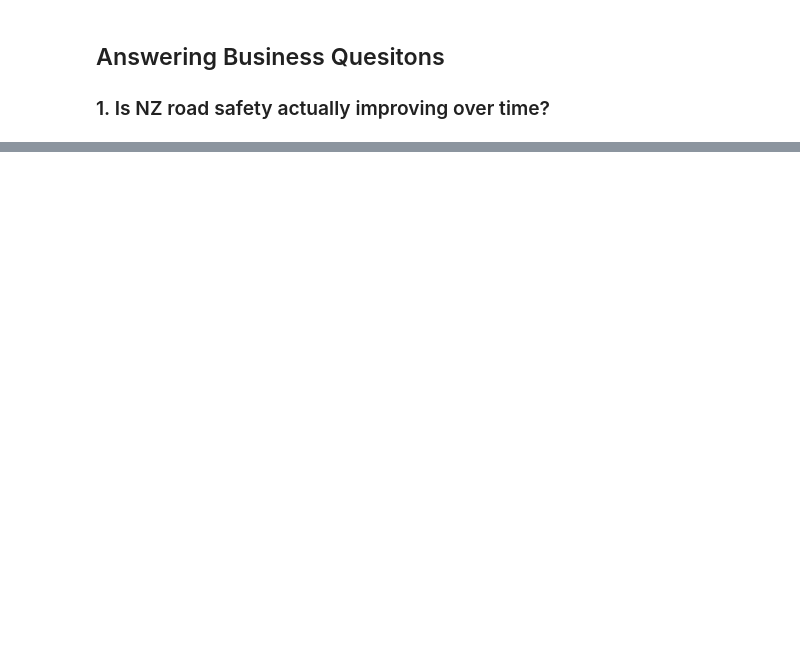
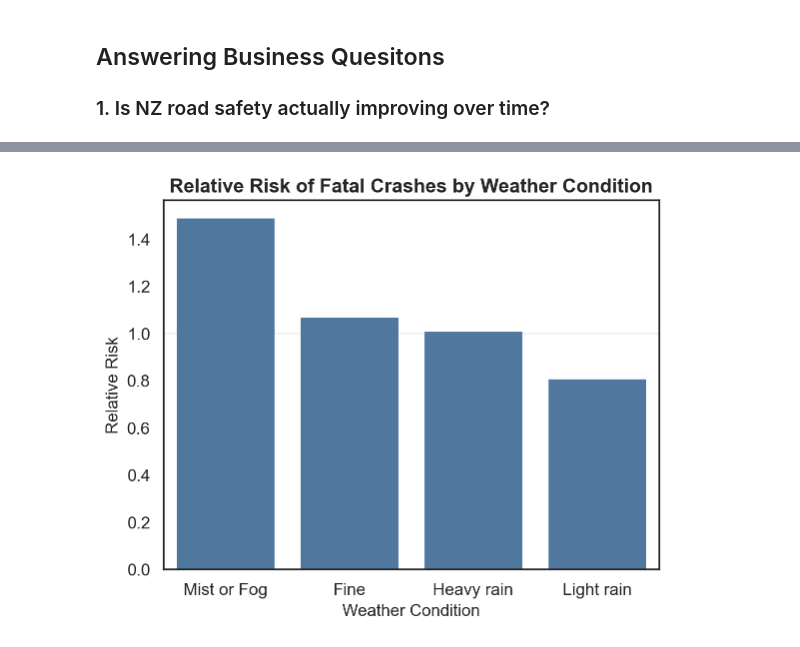
Before and after one commit to Lam-Truong/nz-road-safety-sql, a Jupyter notebook: project_1_workbook.ipynb, the cells around one changed output, grey strips where cells are left out. Cells and saved outputs as stored; diff of their text form; code cells hidden in the pictures; blank space fills up the shorter version.

Commit message:
Q3 and Q4: per capita regional rankings and weather factor analysis

```diff
--- a/project_1_workbook.ipynb
+++ b/project_1_workbook.ipynb
@@ -218,0 +389,4 @@ trend_result
+# %%
+query = open('sql/q4_factors.sql').read()
+factors_result = con.execute(query).fetchdf()
+factors_result
@@ -218,0 +399,12 @@ trend_result
+# %%
+sns.barplot(data=factors_result, x='weather', y='relative_risk', color='#4379AB')
+
+# Add reference line at y=1.0 (no effect/baseline risk)
+plt.axhline(y=1.0, color='grey', linestyle='--', alpha=0.5, linewidth=.5)
+
+plt.title('Relative Risk of Fatal Crashes by Weather Condition', fontsize=14, fontweight='bold')
+plt.xlabel('Weather Condition', fontsize=12)
+plt.ylabel('Relative Risk', fontsize=12)
+plt.show()
+# %% [output]
+[figure, added]
```
Also changed, not shown: parts of 24 cells of this notebook, 2 other files.
